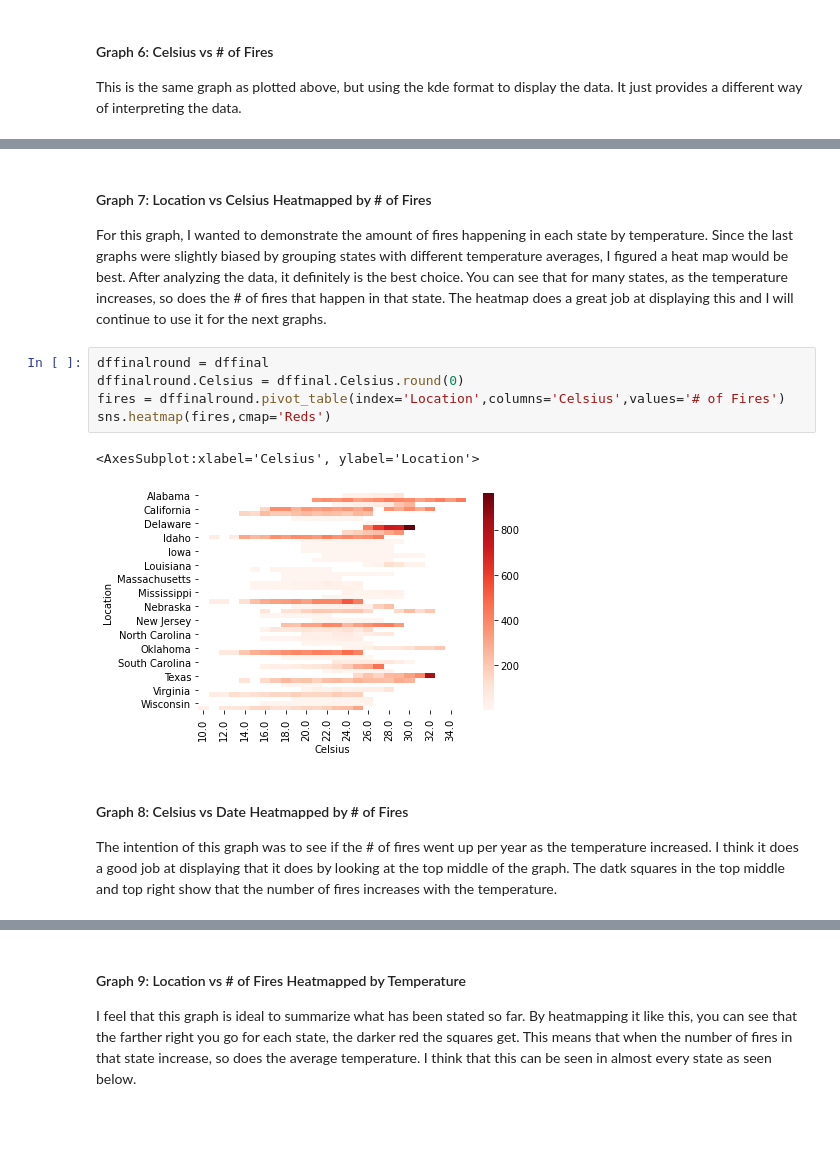
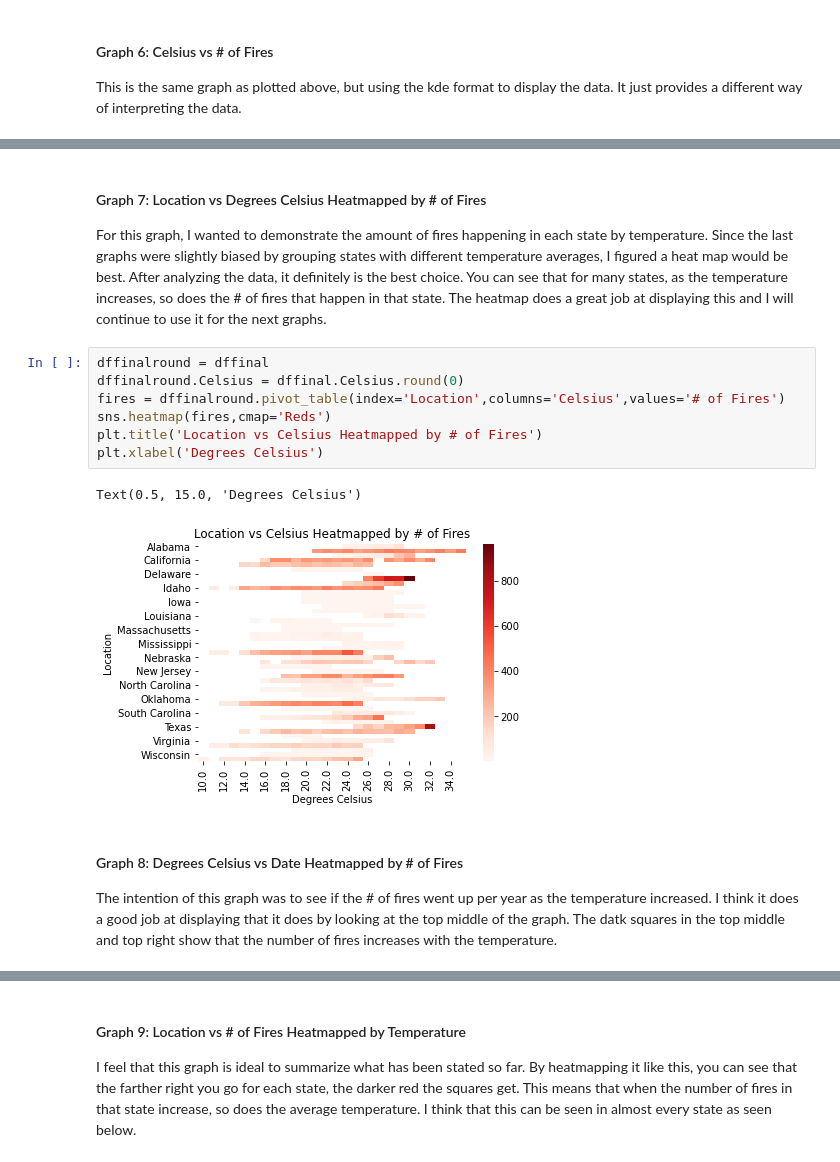
Before and after one commit to data301-2021-summer2/project-group41-project, a Jupyter notebook: analysis/Final_Analysis_Combined.ipynb, the cells around one changed output, grey strips where cells are left out. Saved outputs shown, nothing was run; the diff lists cells and outputs as text; blank space fills up the shorter version.

```diff
--- a/analysis/Final_Analysis_Combined.ipynb
+++ b/analysis/Final_Analysis_Combined.ipynb
@@ -290,16 +330,18 @@ sns.jointplot(x='# of Fires', y='Celsius',data = dffinal1, kind='kde')
 # %% [markdown]
-#### Graph 7: Location vs Celsius Heatmapped by # of Fires
+#### Graph 7: Location vs Degrees Celsius Heatmapped by # of Fires
 For this graph, I wanted to demonstrate the amount of fires happening in each state by temperature. Since the last graphs were slightly biased by grouping states with different temperature averages, I figured a heat map would be best. After analyzing the data, it definitely is the best choice. You can see that for many states, as the temperature increases, so does the # of fires that happen in that state. The heatmap does a great job at displaying this and I will continue to use it for the next graphs.
 # %%
 dffinalround = dffinal
 dffinalround.Celsius = dffinal.Celsius.round(0)
 fires = dffinalround.pivot_table(index='Location',columns='Celsius',values='# of Fires')
 sns.heatmap(fires,cmap='Reds')
+plt.title('Location vs Celsius Heatmapped by # of Fires')
+plt.xlabel('Degrees Celsius')
 # %% [output]
-<AxesSubplot:xlabel='Celsius', ylabel='Location'>
+Text(0.5, 15.0, 'Degrees Celsius')
-[figure, old version]
+[figure, new version]
 # %% [markdown]
-#### Graph 8: Celsius vs Date Heatmapped by # of Fires
+#### Graph 8: Degrees Celsius vs Date Heatmapped by # of Fires
 The intention of this graph was to see if the # of fires went up per year as the temperature increased. I think it does a good job at displaying that it does by looking at the top middle of the graph. The datk squares in the top middle and top right show that the number of fires increases with the temperature.
 # %%
 dffinalround = dffinal
```
Also changed, not shown: parts of 13 cells of this notebook.
